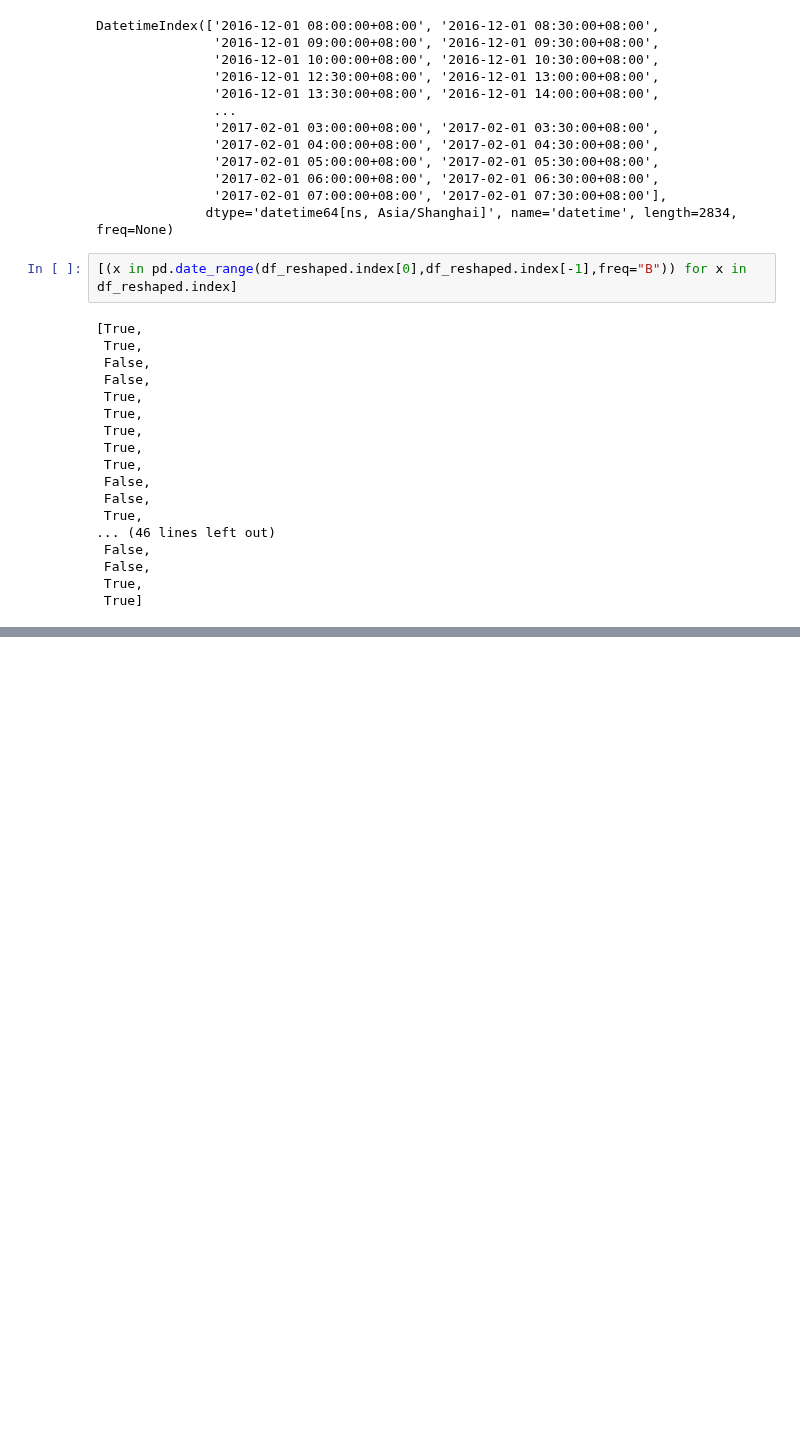
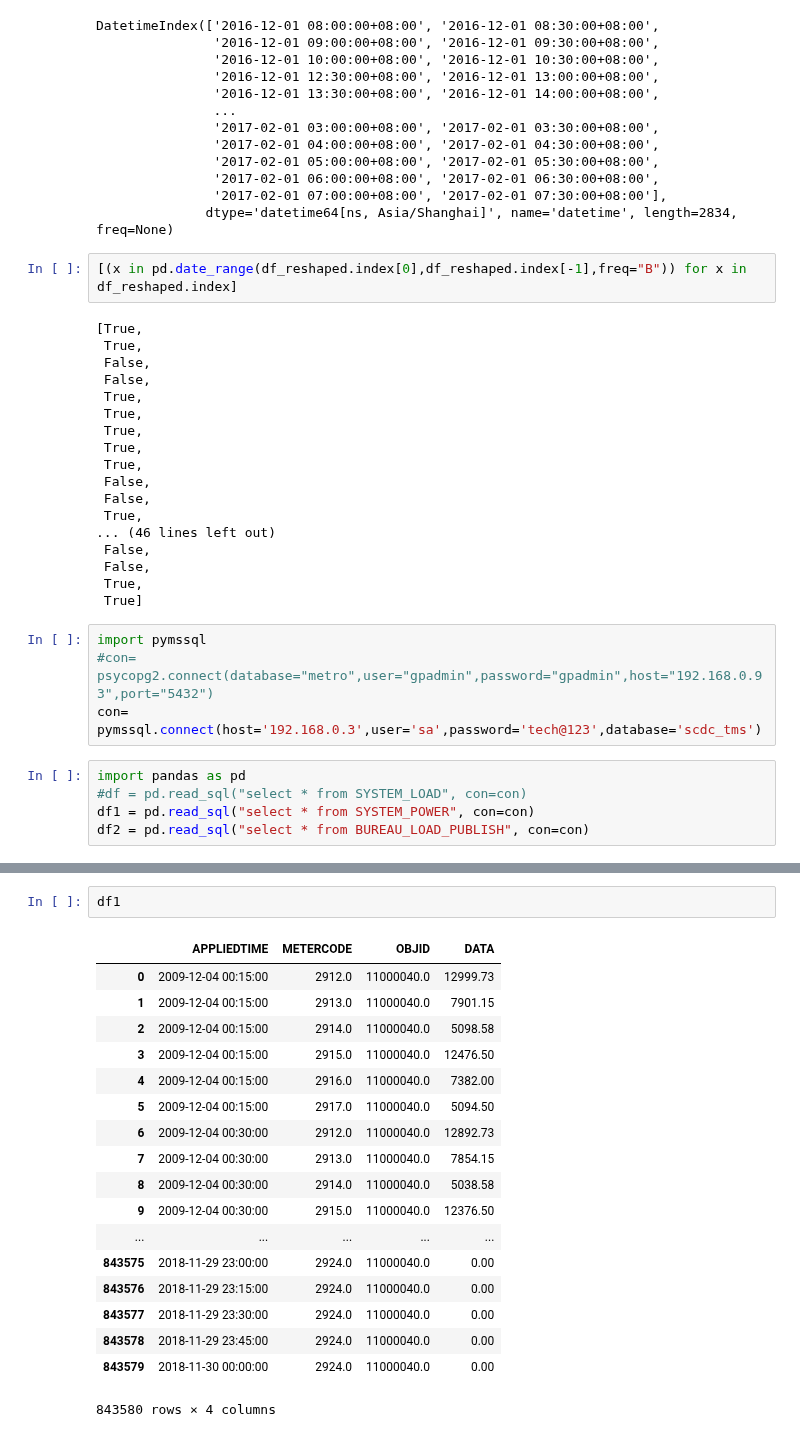
Before and after one commit to biljiang/pyprojects, a Jupyter notebook: metro_cq/psg_datawrangling.ipynb, the cells around one changed output, grey strips where cells are left out. Cells and saved outputs as stored; diff of their text form; blank space fills up the shorter version.

```diff
--- a/metro_cq/psg_datawrangling.ipynb
+++ b/metro_cq/psg_datawrangling.ipynb
@@ -246,3 +246,12 @@ DatetimeIndex(['2016-12-01 08:00:00+08:00', '2016-12-01 08:30:00+08:00',
  False,
  True,
  True]
+# %%
+import pymssql
+#con= psycopg2.connect(database="metro",user="gpadmin",password="gpadmin",host="192.168.0.93",port="5432")
+con= pymssql.connect(host='192.168.0.3',user='sa',password='tech@123',database='scdc_tms')
+# %%
+import pandas as pd
+#df = pd.read_sql("select * from SYSTEM_LOAD", con=con)
+df1 = pd.read_sql("select * from SYSTEM_POWER", con=con)
+df2 = pd.read_sql("select * from BUREAU_LOAD_PUBLISH", con=con)
@@ -248,0 +292,21 @@ DatetimeIndex(['2016-12-01 08:00:00+08:00', '2016-12-01 08:30:00+08:00',
+# %%
+df1
+# %% [output]
+|  | APPLIEDTIME | METERCODE | OBJID | DATA |
+| 0 | 2009-12-04 00:15:00 | 2912.0 | 11000040.0 | 12999.73 |
+| 1 | 2009-12-04 00:15:00 | 2913.0 | 11000040.0 | 7901.15 |
+| 2 | 2009-12-04 00:15:00 | 2914.0 | 11000040.0 | 5098.58 |
+| 3 | 2009-12-04 00:15:00 | 2915.0 | 11000040.0 | 12476.50 |
+| 4 | 2009-12-04 00:15:00 | 2916.0 | 11000040.0 | 7382.00 |
+| 5 | 2009-12-04 00:15:00 | 2917.0 | 11000040.0 | 5094.50 |
+| 6 | 2009-12-04 00:30:00 | 2912.0 | 11000040.0 | 12892.73 |
+| 7 | 2009-12-04 00:30:00 | 2913.0 | 11000040.0 | 7854.15 |
+| 8 | 2009-12-04 00:30:00 | 2914.0 | 11000040.0 | 5038.58 |
+| 9 | 2009-12-04 00:30:00 | 2915.0 | 11000040.0 | 12376.50 |
+| ... | ... | ... | ... | ... |
+| 843575 | 2018-11-29 23:00:00 | 2924.0 | 11000040.0 | 0.00 |
+| 843576 | 2018-11-29 23:15:00 | 2924.0 | 11000040.0 | 0.00 |
+| 843577 | 2018-11-29 23:30:00 | 2924.0 | 11000040.0 | 0.00 |
+| 843578 | 2018-11-29 23:45:00 | 2924.0 | 11000040.0 | 0.00 |
+| 843579 | 2018-11-30 00:00:00 | 2924.0 | 11000040.0 | 0.00 |
+843580 rows × 4 columns
```
Also changed, not shown: parts of 4 cells of this notebook, 7 other files.
